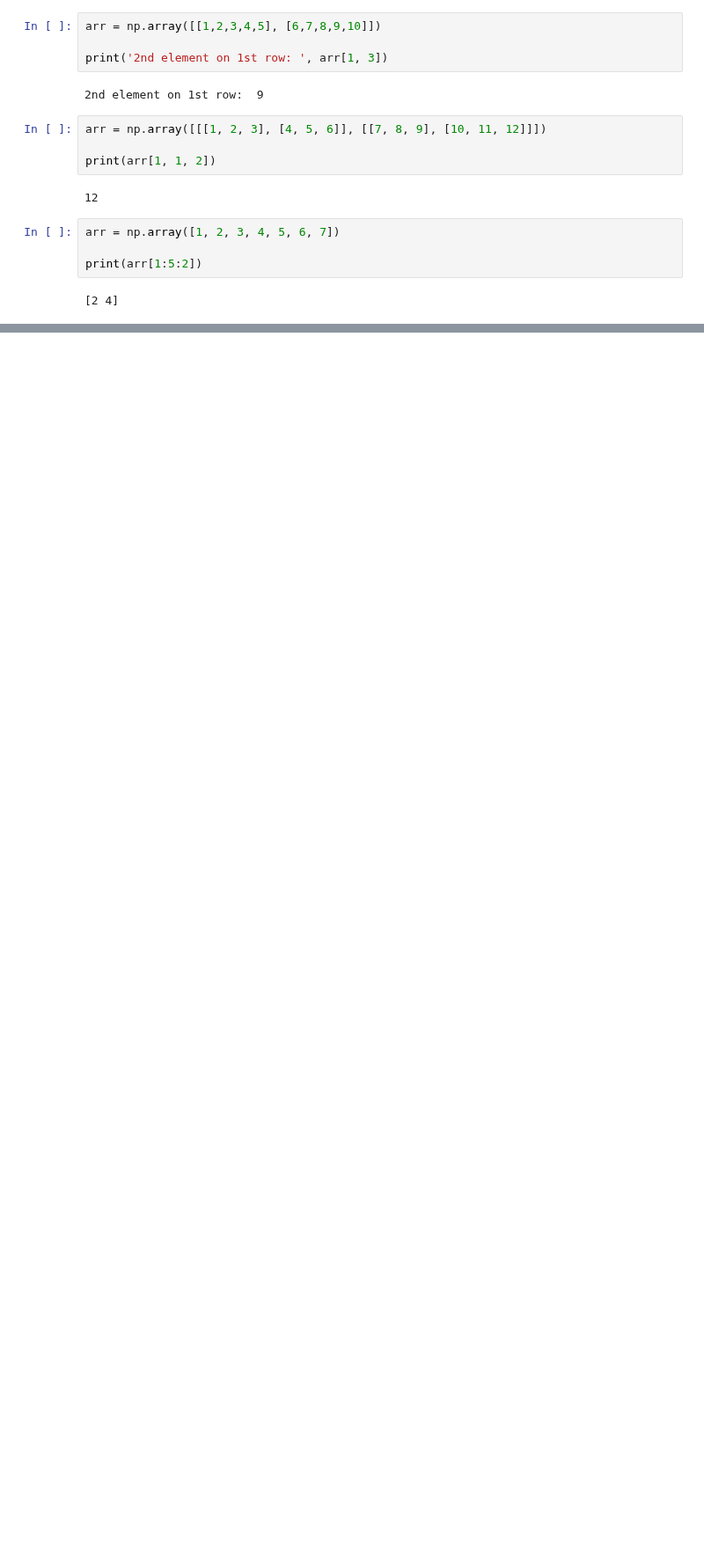
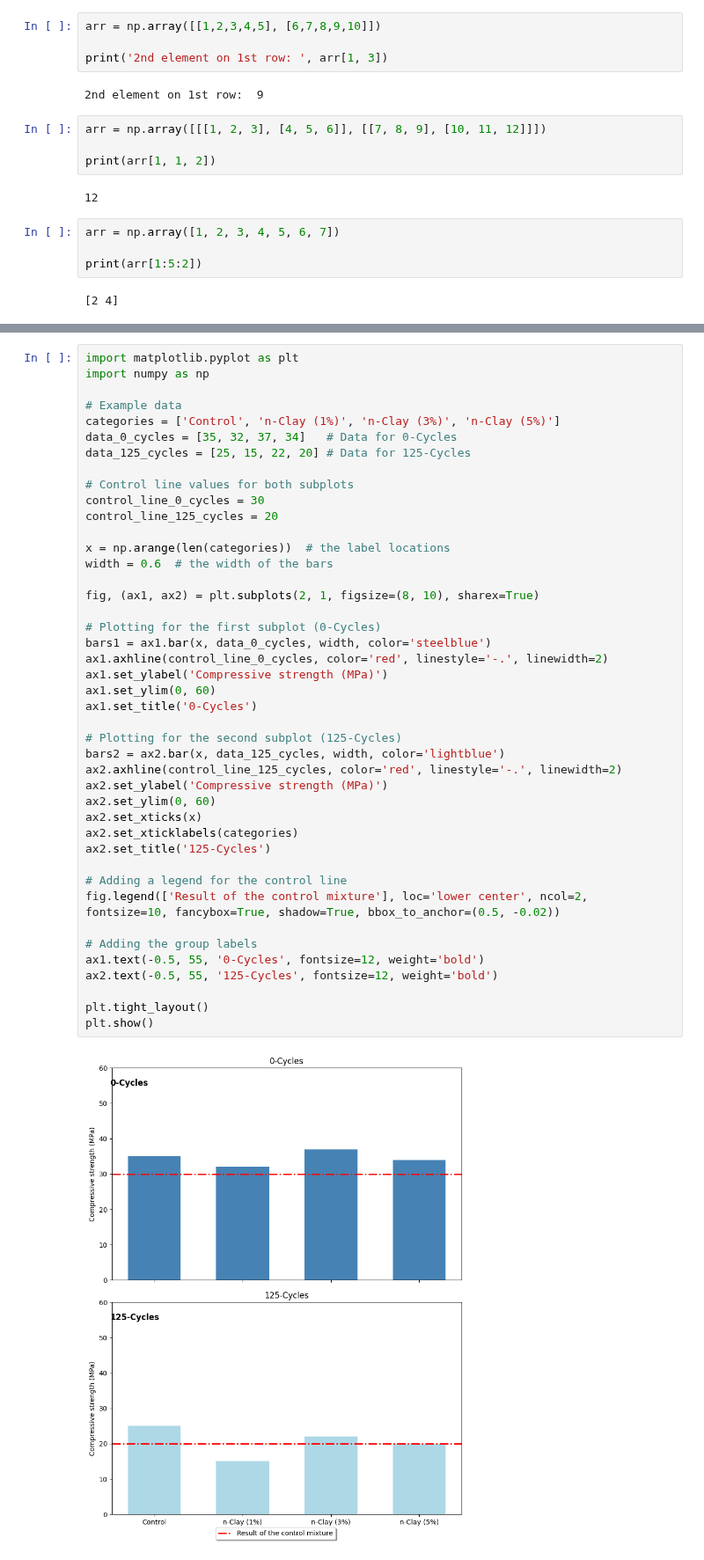
Before and after one commit to MBAhmadi/ML-Learning, a Jupyter notebook: numpy_training.ipynb, the cells around one changed output, grey strips where cells are left out. Shown at 88% size. Drawn from its saved outputs; the diff is of its cells as text; blank space fills up the shorter version.

```diff
--- a/numpy_training.ipynb
+++ b/numpy_training.ipynb
@@ -118,0 +231,45 @@ salam
+# %%
+import matplotlib.pyplot as plt
+import numpy as np
+
+# Example data
+categories = ['Control', 'n-Clay (1%)', 'n-Clay (3%)', 'n-Clay (5%)']
+data_0_cycles = [35, 32, 37, 34]   # Data for 0-Cycles
+data_125_cycles = [25, 15, 22, 20] # Data for 125-Cycles
+
+# Control line values for both subplots
+control_line_0_cycles = 30
+control_line_125_cycles = 20
+
+x = np.arange(len(categories))  # the label locations
+width = 0.6  # the width of the bars
+
+fig, (ax1, ax2) = plt.subplots(2, 1, figsize=(8, 10), sharex=True)
+
+# Plotting for the first subplot (0-Cycles)
+bars1 = ax1.bar(x, data_0_cycles, width, color='steelblue')
+ax1.axhline(control_line_0_cycles, color='red', linestyle='-.', linewidth=2)
+ax1.set_ylabel('Compressive strength (MPa)')
+ax1.set_ylim(0, 60)
+ax1.set_title('0-Cycles')
+
+# Plotting for the second subplot (125-Cycles)
+bars2 = ax2.bar(x, data_125_cycles, width, color='lightblue')
+ax2.axhline(control_line_125_cycles, color='red', linestyle='-.', linewidth=2)
+ax2.set_ylabel('Compressive strength (MPa)')
+ax2.set_ylim(0, 60)
+ax2.set_xticks(x)
+ax2.set_xticklabels(categories)
+ax2.set_title('125-Cycles')
+
+# Adding a legend for the control line
+fig.legend(['Result of the control mixture'], loc='lower center', ncol=2, fontsize=10, fancybox=True, shadow=True, bbox_to_anchor=(0.5, -0.02))
+
+# Adding the group labels
+ax1.text(-0.5, 55, '0-Cycles', fontsize=12, weight='bold')
+ax2.text(-0.5, 55, '125-Cycles', fontsize=12, weight='bold')
+
+plt.tight_layout()
+plt.show()
+# %% [output]
+[figure, added]
```
Also changed, not shown: parts of 5 cells of this notebook.
